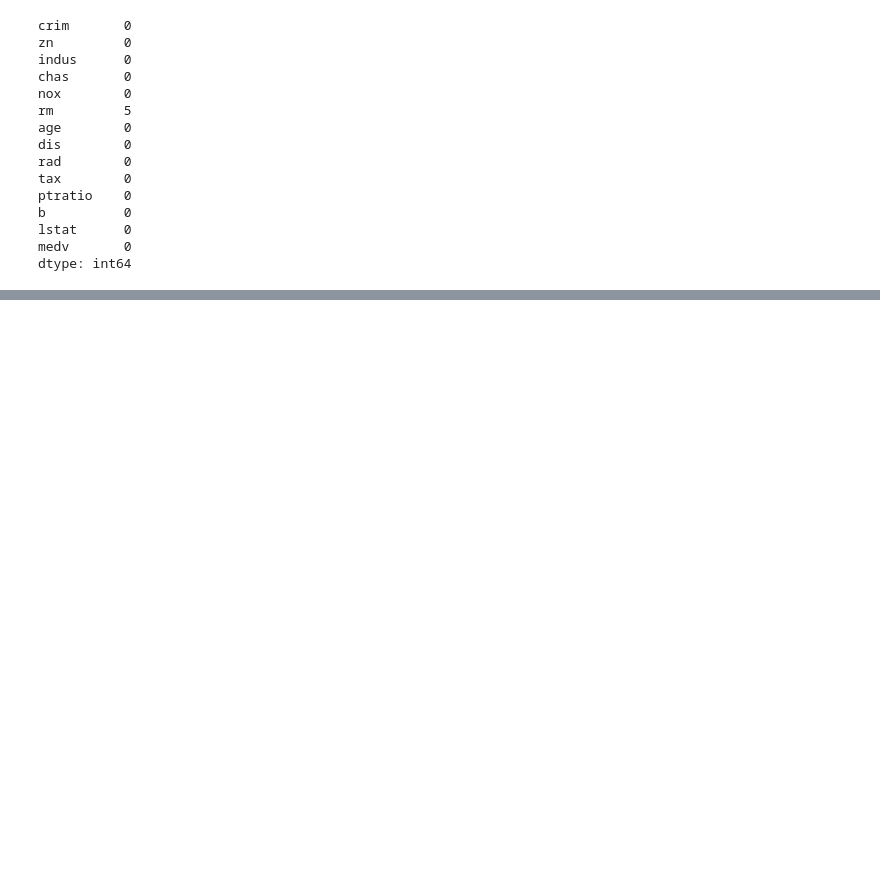
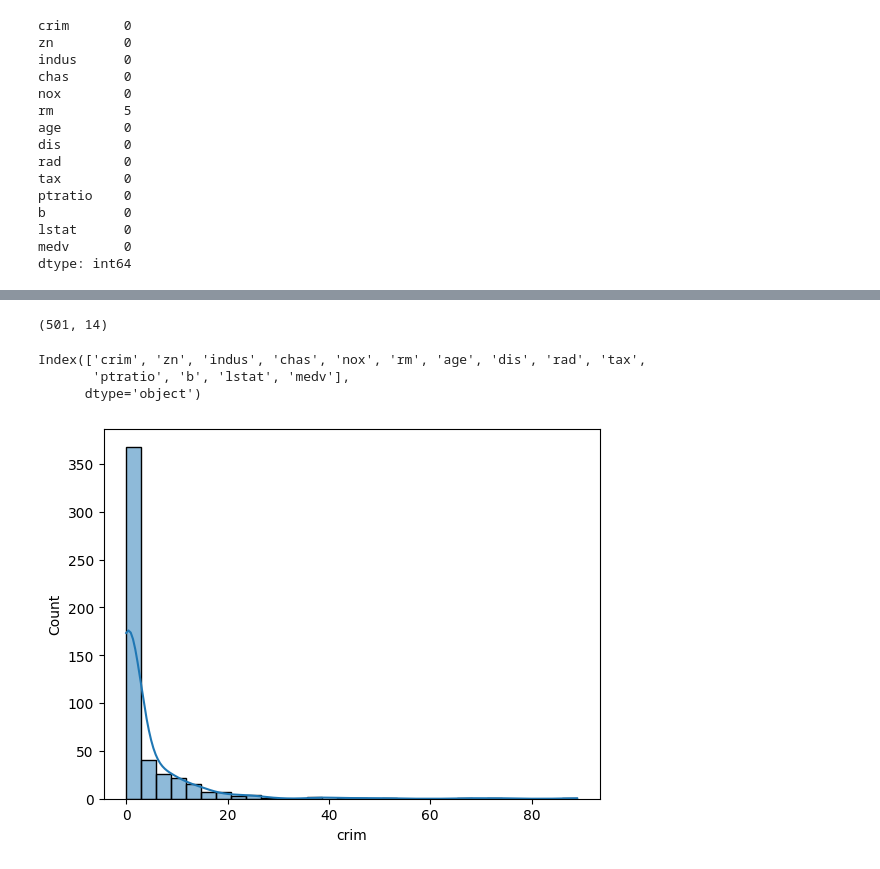
Before and after one commit to Czesiek2000/ml_ds, a Jupyter notebook: ds/linear_regression/solution.ipynb, the cells around one changed output, grey strips where cells are left out. Drawn from its saved outputs; the diff is of its cells as text; code cells hidden in the pictures; blank space fills up the shorter version.

```diff
--- a/ds/linear_regression/solution.ipynb
+++ b/ds/linear_regression/solution.ipynb
@@ -52,6 +57,8 @@ b          0
 lstat      0
 medv       0
 dtype: int64
+# %%
+df = df.dropna()
 # %%
 df.isna().sum()
 # %% [output]
@@ -72,0 +89,16 @@ dtype: int64
+# %%
+df.shape
+# %% [output]
+(501, 14)
+# %%
+df.columns
+# %% [output]
+Index(['crim', 'zn', 'indus', 'chas', 'nox', 'rm', 'age', 'dis', 'rad', 'tax',
+       'ptratio', 'b', 'lstat', 'medv'],
+      dtype='object')
+# %%
+crime = df['crim']
+sns.histplot(crime, bins=30, kde=True)
+plt.show()
+# %% [output]
+[figure, added]
```
Also changed, not shown: parts of 15 cells of this notebook, 3 other files.
